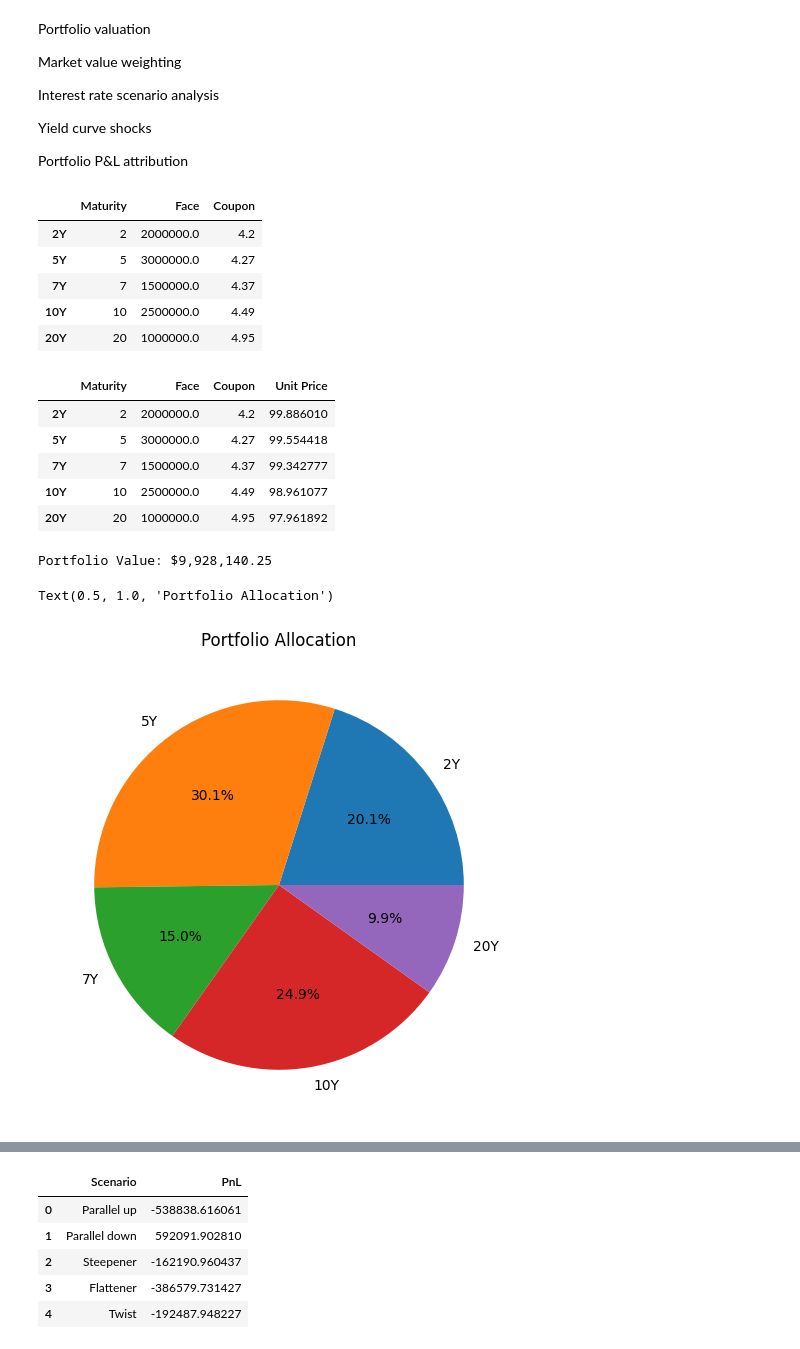
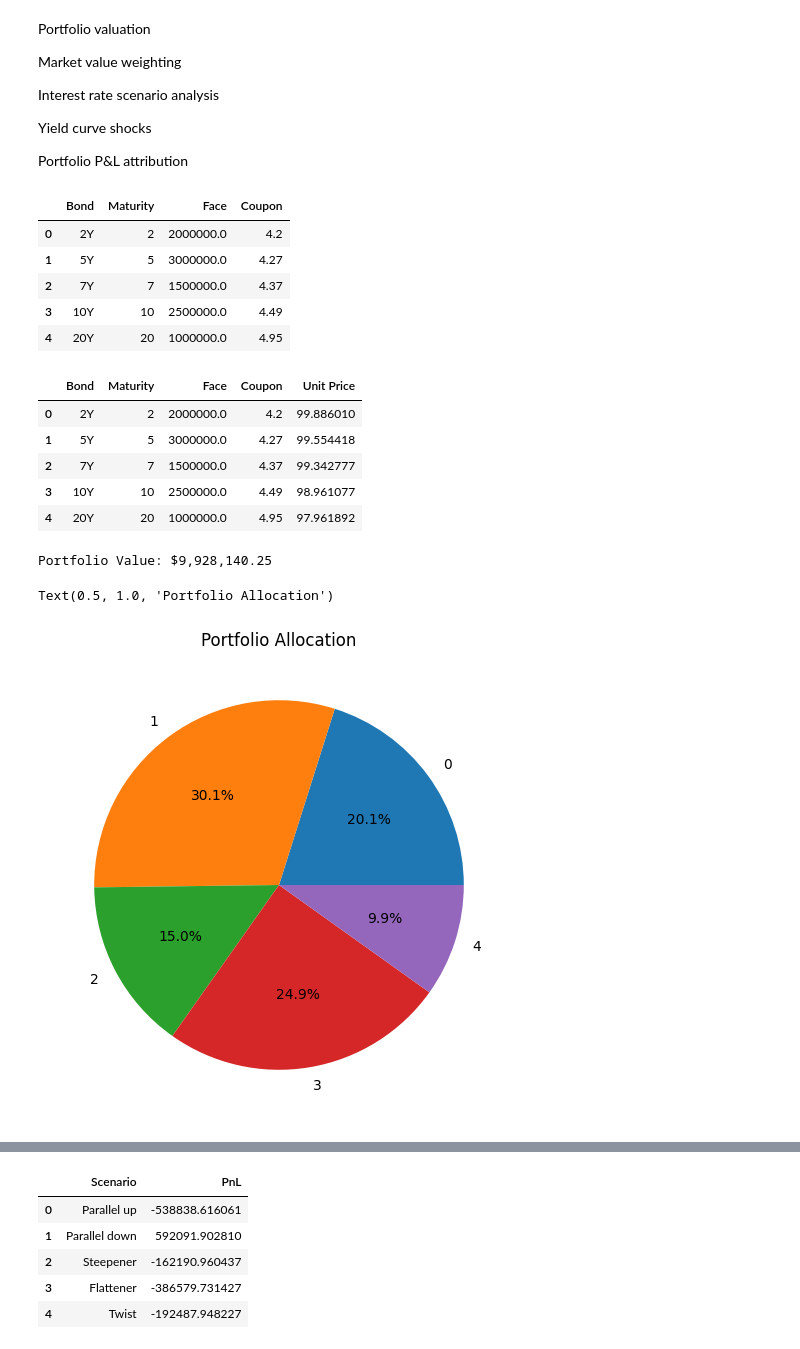
Before and after one commit to gy623/Interest-Rate-Curve-Bootstrapping-and-Stress-Testing, a Jupyter notebook: notebooks/05_portfolio_analysis.ipynb, the cells around one changed output, grey strips where cells are left out. Saved outputs shown, nothing was run; the diff lists cells and outputs as text; code cells hidden in the pictures.

```diff
--- a/notebooks/05_portfolio_analysis.ipynb
+++ b/notebooks/05_portfolio_analysis.ipynb
@@ -23,22 +23,24 @@ treasury = pd.read_csv(ROOT / "data/treasury_yields.csv")
 # %%
 # Create portfolio
 maturities = [2,5,7,10,20]
 names = ["2Y","5Y","7Y","10Y","20Y"]
 notionals = np.array([2,3,1.5,2.5,1]) * 1e6
 portfolio = pd.DataFrame({
+    "Bond": names,
     "Maturity": maturities,
     "Face": notionals,
     "Coupon": treasury.iloc[0][names]
 })
 
+portfolio.reset_index(drop=True, inplace=True)
 portfolio
 # %% [output]
-|  | Maturity | Face | Coupon |
-| 2Y | 2 | 2000000.0 | 4.2 |
-| 5Y | 5 | 3000000.0 | 4.27 |
-| 7Y | 7 | 1500000.0 | 4.37 |
-| 10Y | 10 | 2500000.0 | 4.49 |
-| 20Y | 20 | 1000000.0 | 4.95 |
+|  | Bond | Maturity | Face | Coupon |
+| 0 | 2Y | 2 | 2000000.0 | 4.2 |
+| 1 | 5Y | 5 | 3000000.0 | 4.27 |
+| 2 | 7Y | 7 | 1500000.0 | 4.37 |
+| 3 | 10Y | 10 | 2500000.0 | 4.49 |
+| 4 | 20Y | 20 | 1000000.0 | 4.95 |
 # %%
 curve = pd.read_csv(ROOT / "data/continuous_zero_curve.csv")
 
@@ -90,12 +92,12 @@ portfolio["Unit Price"] = portfolio.apply(
 
 portfolio
 # %% [output]
-|  | Maturity | Face | Coupon | Unit Price |
-| 2Y | 2 | 2000000.0 | 4.2 | 99.886010 |
-| 5Y | 5 | 3000000.0 | 4.27 | 99.554418 |
-| 7Y | 7 | 1500000.0 | 4.37 | 99.342777 |
-| 10Y | 10 | 2500000.0 | 4.49 | 98.961077 |
-| 20Y | 20 | 1000000.0 | 4.95 | 97.961892 |
+|  | Bond | Maturity | Face | Coupon | Unit Price |
+| 0 | 2Y | 2 | 2000000.0 | 4.2 | 99.886010 |
+| 1 | 5Y | 5 | 3000000.0 | 4.27 | 99.554418 |
+| 2 | 7Y | 7 | 1500000.0 | 4.37 | 99.342777 |
+| 3 | 10Y | 10 | 2500000.0 | 4.49 | 98.961077 |
+| 4 | 20Y | 20 | 1000000.0 | 4.95 | 97.961892 |
 # %%
 portfolio["Market Value"] = (
     portfolio["Face"]
@@ -126,4 +128,4 @@ plt.pie(
 plt.title("Portfolio Allocation")
 # %% [output]
 Text(0.5, 1.0, 'Portfolio Allocation')
-[figure, old version]
+[figure, new version]
```
Also changed, not shown: parts of 4 cells of this notebook, 2 other files.
